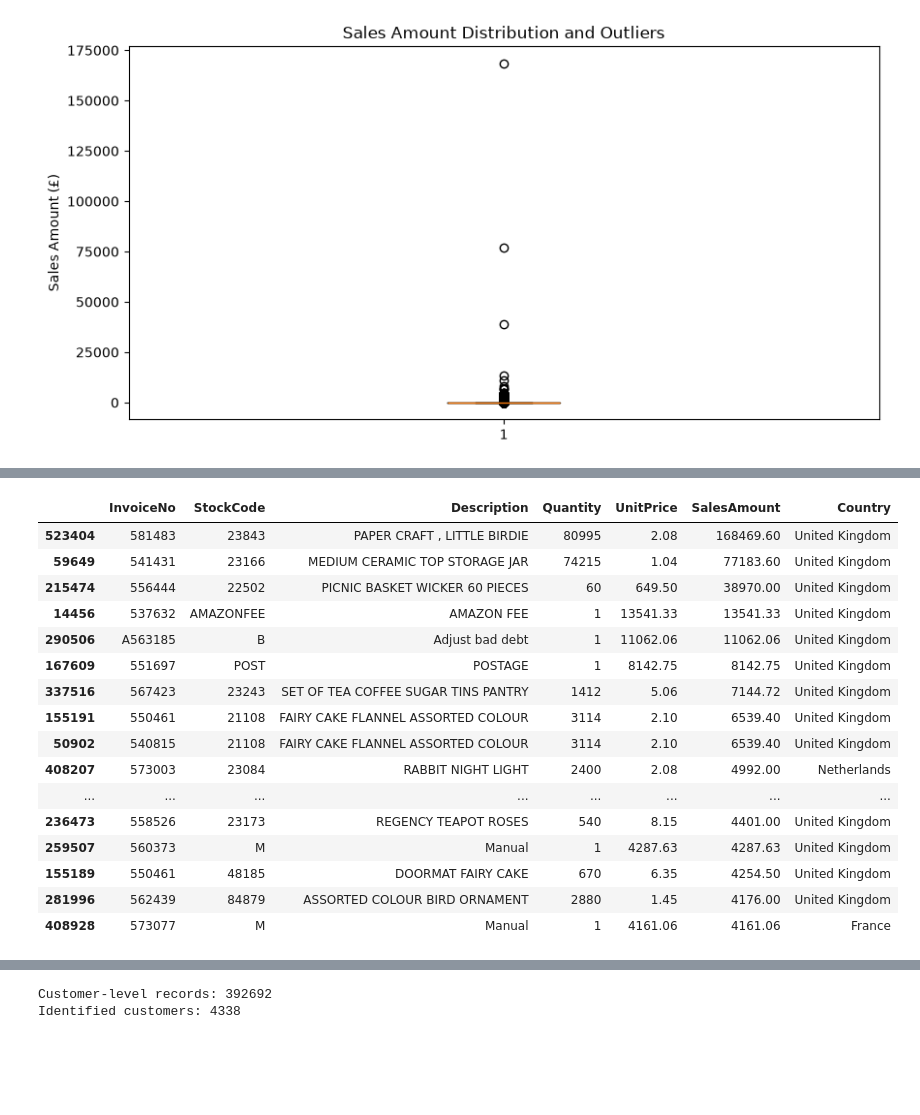
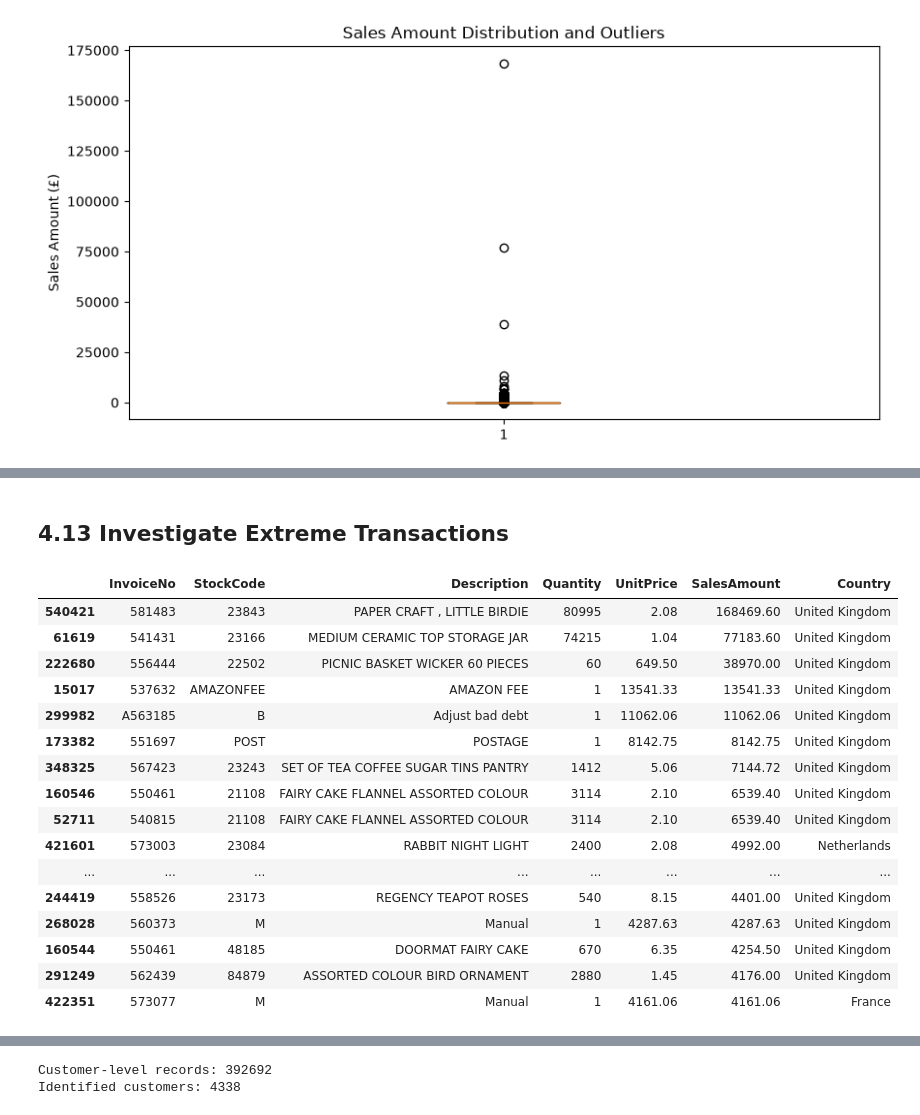
Before and after one commit to Omkar-Pujari/online-retail-sales-analytics, a Jupyter notebook: Notebook/Online_Retail_EDA.ipynb, the cells around one changed output, grey strips where cells are left out. Saved outputs shown, nothing was run; the diff lists cells and outputs as text; code cells hidden in the pictures; blank space fills up the shorter version.

Commit message:
Updated analysis notebook and processed dataset

```diff
--- a/Notebook/Online_Retail_EDA.ipynb
+++ b/Notebook/Online_Retail_EDA.ipynb
@@ -146,14 +288,0 @@ time-based trends, correlations, and outliers in the cleaned Online Retail datas
-# %%
-import pandas as pd
-import numpy as np
-import matplotlib.pyplot as plt
-import seaborn as sns
-
-pd.set_option('display.max_columns', None)
-
-file_path = "../Data/Processed/Online_Retail_Cleaned.xlsx"
-
-df = pd.read_excel(file_path)
-
-print("Cleaned dataset loaded successfully.")
-print("Dataset shape:", df.shape)
@@ -700,41 +790,40 @@ Number of SalesAmount Outliers: 42625
+# %% [markdown]
+## 4.13 Investigate Extreme Transactions
 # %%
 largest_transactions = (
     df[
         [
             'InvoiceNo',
             'StockCode',
             'Description',
             'Quantity',
             'UnitPrice',
             'SalesAmount',
             'Country'
         ]
     ]
-    .sort_values(
-        by='SalesAmount',
-        ascending=False
-    )
+    .sort_values(by='SalesAmount', ascending=False)
 )
 
-largest_transactions.head(20)
+display(largest_transactions.head(20))
 # %% [output]
 |  | InvoiceNo | StockCode | Description | Quantity | UnitPrice | SalesAmount | Country |
-| 523404 | 581483 | 23843 | PAPER CRAFT , LITTLE BIRDIE | 80995 | 2.08 | 168469.60 | United Kingdom |
-| 59649 | 541431 | 23166 | MEDIUM CERAMIC TOP STORAGE JAR | 74215 | 1.04 | 77183.60 | United Kingdom |
-| 215474 | 556444 | 22502 | PICNIC BASKET WICKER 60 PIECES | 60 | 649.50 | 38970.00 | United Kingdom |
-| 14456 | 537632 | AMAZONFEE | AMAZON FEE | 1 | 13541.33 | 13541.33 | United Kingdom |
-| 290506 | A563185 | B | Adjust bad debt | 1 | 11062.06 | 11062.06 | United Kingdom |
-| 167609 | 551697 | POST | POSTAGE | 1 | 8142.75 | 8142.75 | United Kingdom |
-| 337516 | 567423 | 23243 | SET OF TEA COFFEE SUGAR TINS PANTRY | 1412 | 5.06 | 7144.72 | United Kingdom |
-| 155191 | 550461 | 21108 | FAIRY CAKE FLANNEL ASSORTED COLOUR | 3114 | 2.10 | 6539.40 | United Kingdom |
-| 50902 | 540815 | 21108 | FAIRY CAKE FLANNEL ASSORTED COLOUR | 3114 | 2.10 | 6539.40 | United Kingdom |
-| 408207 | 573003 | 23084 | RABBIT NIGHT LIGHT | 2400 | 2.08 | 4992.00 | Netherlands |
+| 540421 | 581483 | 23843 | PAPER CRAFT , LITTLE BIRDIE | 80995 | 2.08 | 168469.60 | United Kingdom |
+| 61619 | 541431 | 23166 | MEDIUM CERAMIC TOP STORAGE JAR | 74215 | 1.04 | 77183.60 | United Kingdom |
+| 222680 | 556444 | 22502 | PICNIC BASKET WICKER 60 PIECES | 60 | 649.50 | 38970.00 | United Kingdom |
+| 15017 | 537632 | AMAZONFEE | AMAZON FEE | 1 | 13541.33 | 13541.33 | United Kingdom |
+| 299982 | A563185 | B | Adjust bad debt | 1 | 11062.06 | 11062.06 | United Kingdom |
+| 173382 | 551697 | POST | POSTAGE | 1 | 8142.75 | 8142.75 | United Kingdom |
+| 348325 | 567423 | 23243 | SET OF TEA COFFEE SUGAR TINS PANTRY | 1412 | 5.06 | 7144.72 | United Kingdom |
+| 160546 | 550461 | 21108 | FAIRY CAKE FLANNEL ASSORTED COLOUR | 3114 | 2.10 | 6539.40 | United Kingdom |
+| 52711 | 540815 | 21108 | FAIRY CAKE FLANNEL ASSORTED COLOUR | 3114 | 2.10 | 6539.40 | United Kingdom |
+| 421601 | 573003 | 23084 | RABBIT NIGHT LIGHT | 2400 | 2.08 | 4992.00 | Netherlands |
 | ... | ... | ... | ... | ... | ... | ... | ... |
-| 236473 | 558526 | 23173 | REGENCY TEAPOT ROSES | 540 | 8.15 | 4401.00 | United Kingdom |
-| 259507 | 560373 | M | Manual | 1 | 4287.63 | 4287.63 | United Kingdom |
-| 155189 | 550461 | 48185 | DOORMAT FAIRY CAKE | 670 | 6.35 | 4254.50 | United Kingdom |
-| 281996 | 562439 | 84879 | ASSORTED COLOUR BIRD ORNAMENT | 2880 | 1.45 | 4176.00 | United Kingdom |
-| 408928 | 573077 | M | Manual | 1 | 4161.06 | 4161.06 | France |
+| 244419 | 558526 | 23173 | REGENCY TEAPOT ROSES | 540 | 8.15 | 4401.00 | United Kingdom |
+| 268028 | 560373 | M | Manual | 1 | 4287.63 | 4287.63 | United Kingdom |
+| 160544 | 550461 | 48185 | DOORMAT FAIRY CAKE | 670 | 6.35 | 4254.50 | United Kingdom |
+| 291249 | 562439 | 84879 | ASSORTED COLOUR BIRD ORNAMENT | 2880 | 1.45 | 4176.00 | United Kingdom |
+| 422351 | 573077 | M | Manual | 1 | 4161.06 | 4161.06 | France |
 # %%
 largest_quantities = (
     df[
```
Also changed, not shown: parts of 108 cells of this notebook, 1 other file.
